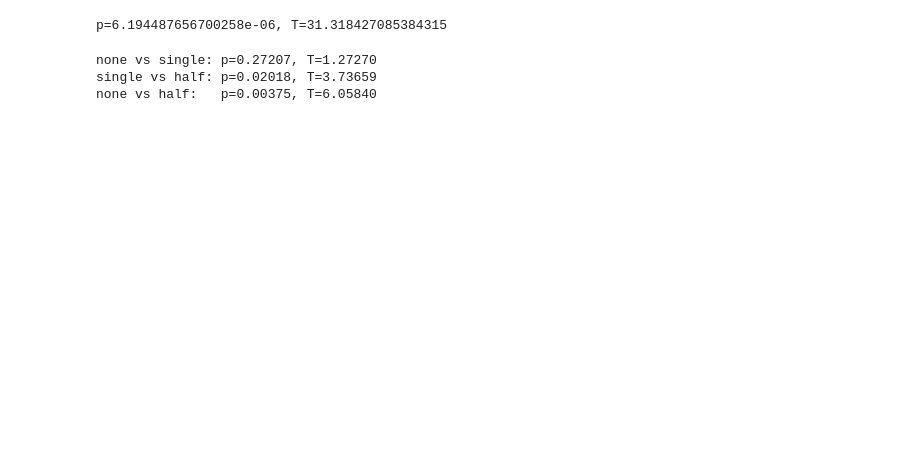
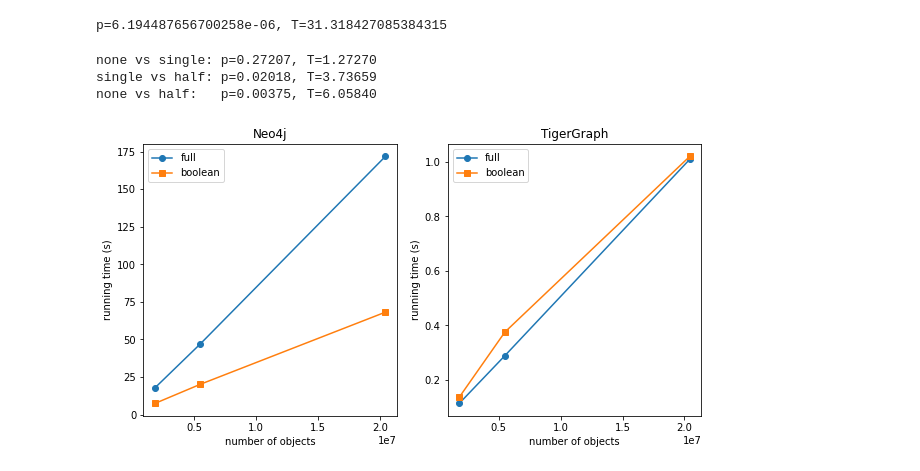
Before and after one commit to nimobeeren/thesis, a Jupyter notebook: analysis/analysis.ipynb, the cells around one changed output. Cells and saved outputs as stored; diff of their text form; code cells hidden in the pictures; blank space fills up the shorter version.

```diff
--- a/analysis/analysis.ipynb
+++ b/analysis/analysis.ipynb
@@ -46,4 +61,36 @@ print(f"none vs half:   p={p_value:.5f}, T={t_stat:.5f}")
 none vs single: p=0.27207, T=1.27270
 single vs half: p=0.02018, T=3.73659
 none vs half:   p=0.00375, T=6.05840
+# %%
+df_num_elements = pd.DataFrame([
+    ["recommendations", 1.0, 28_863, 166_261, 0],
+    ["snb", 0.1, 327_588, 1_477_965, 0],
+    ["snb", 0.3, 908_224, 4_583_118, 0],
+    ["snb", 1.0, 3_181_724, 17_256_038, 0]
+], columns=["dataset", "scale", "nodes", "edges", "elements"])
+
+df_num_elements.elements = df_num_elements.nodes + df_num_elements.edges
+
+def plot_scale_per_db(ax, db):
+    df_filtered = df[
+        (df.database == db) & (df.dataset == "snb") & (df.errors == "none")
+    ]
+    df_merged = pd.merge(df_filtered, df_num_elements, on=["dataset", "scale"])
+
+    full = df_merged[df_merged.variant == "full"].groupby("elements").mean().reset_index()
+    boolean = df_merged[df_merged.variant == "boolean"].groupby("elements").mean().reset_index()
+
+    ax.plot(full.elements, full.time / 1000, "o-", label="full")
+    ax.plot(boolean.elements, boolean.time / 1000, "s-", label="boolean")
+    ax.set_xlabel("number of objects")
+    ax.set_ylabel("running time (s)")
+    ax.set_title(format(db))
+    ax.legend()
+
+fig, axs = plt.subplots(1, 2, figsize=(10, 5))
+plot_scale_per_db(axs[0], "neo4j")
+plot_scale_per_db(axs[1], "tigergraph")
+plt.show()
+# %% [output]
+[figure, added]
 # %%
```
Also changed, not shown: parts of 4 cells of this notebook.
